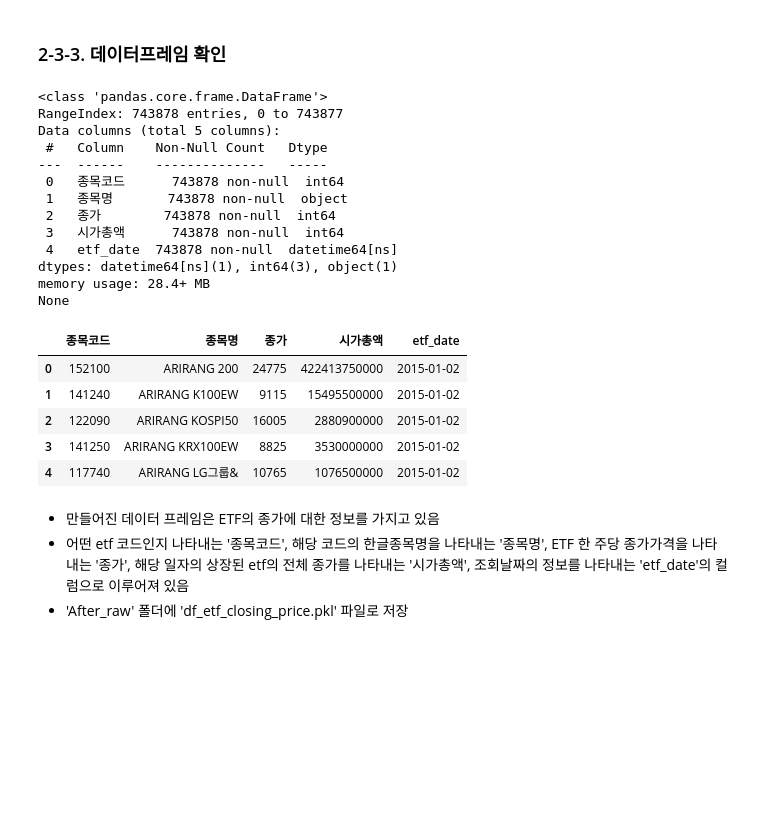
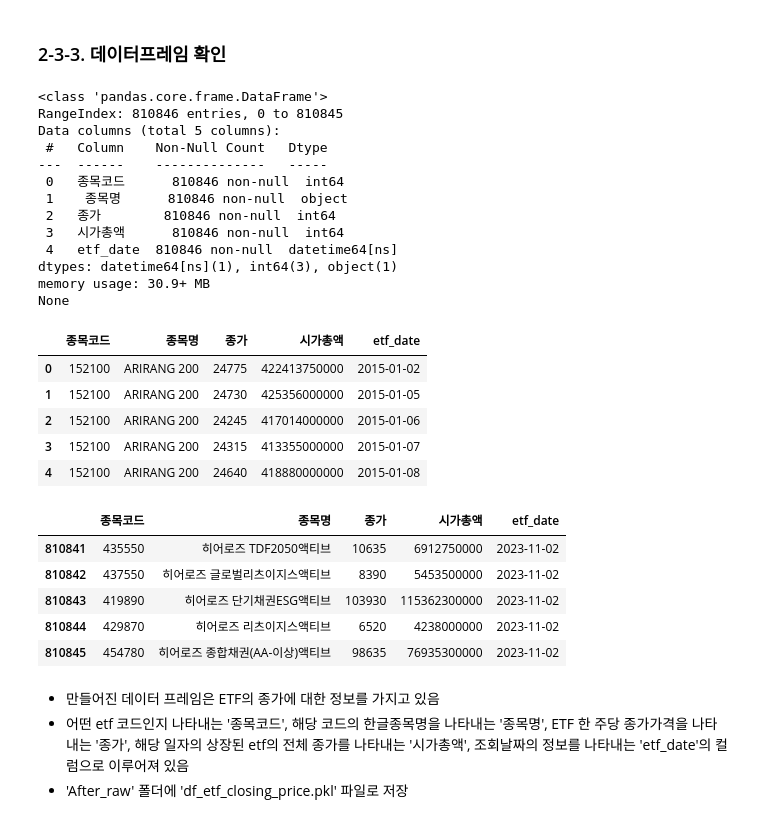
Before and after one commit to Ryong1998/snowball, a Jupyter notebook: 2_Data_Understanding.ipynb, the cells around one changed output. Cells and saved outputs as stored; diff of their text form; code cells hidden in the pictures; blank space fills up the shorter version.

```diff
--- a/2_Data_Understanding.ipynb
+++ b/2_Data_Understanding.ipynb
@@ -741,29 +763,36 @@ df_etf_concat = df_etf_concat.reset_index(drop=True)
 # %%
 import pandas as pd
 # 로컬 pc에서 생성한 pdf 통합 파일 확인
 df_etf_closing_price = pd.read_pickle('/content/drive/MyDrive/snowball/data/After_raw/df_etf_closing_price.pkl')
 print(df_etf_closing_price.info())
 display(df_etf_closing_price.head())
+display(df_etf_closing_price.tail())
 # %% [output]
 <class 'pandas.core.frame.DataFrame'>
-RangeIndex: 743878 entries, 0 to 743877
+RangeIndex: 810846 entries, 0 to 810845
 Data columns (total 5 columns):
  #   Column    Non-Null Count   Dtype
 ---  ------    --------------   -----
- 0   종목코드      743878 non-null  int64
- 1   종목명       743878 non-null  object
- 2   종가        743878 non-null  int64
- 3   시가총액      743878 non-null  int64
- 4   etf_date  743878 non-null  datetime64[ns]
+ 0   종목코드      810846 non-null  int64
+ 1    종목명      810846 non-null  object
+ 2   종가        810846 non-null  int64
+ 3   시가총액      810846 non-null  int64
+ 4   etf_date  810846 non-null  datetime64[ns]
 dtypes: datetime64[ns](1), int64(3), object(1)
-memory usage: 28.4+ MB
+memory usage: 30.9+ MB
 None
 |  | 종목코드 | 종목명 | 종가 | 시가총액 | etf_date |
 | 0 | 152100 | ARIRANG 200 | 24775 | 422413750000 | 2015-01-02 |
-| 1 | 141240 | ARIRANG K100EW | 9115 | 15495500000 | 2015-01-02 |
-| 2 | 122090 | ARIRANG KOSPI50 | 16005 | 2880900000 | 2015-01-02 |
-| 3 | 141250 | ARIRANG KRX100EW | 8825 | 3530000000 | 2015-01-02 |
-| 4 | 117740 | ARIRANG LG그룹& | 10765 | 1076500000 | 2015-01-02 |
+| 1 | 152100 | ARIRANG 200 | 24730 | 425356000000 | 2015-01-05 |
+| 2 | 152100 | ARIRANG 200 | 24245 | 417014000000 | 2015-01-06 |
+| 3 | 152100 | ARIRANG 200 | 24315 | 413355000000 | 2015-01-07 |
+| 4 | 152100 | ARIRANG 200 | 24640 | 418880000000 | 2015-01-08 |
+|  | 종목코드 | 종목명 | 종가 | 시가총액 | etf_date |
+| 810841 | 435550 | 히어로즈 TDF2050액티브 | 10635 | 6912750000 | 2023-11-02 |
+| 810842 | 437550 | 히어로즈 글로벌리츠이지스액티브 | 8390 | 5453500000 | 2023-11-02 |
+| 810843 | 419890 | 히어로즈 단기채권ESG액티브 | 103930 | 115362300000 | 2023-11-02 |
+| 810844 | 429870 | 히어로즈 리츠이지스액티브 | 6520 | 4238000000 | 2023-11-02 |
+| 810845 | 454780 | 히어로즈 종합채권(AA-이상)액티브 | 98635 | 76935300000 | 2023-11-02 |
 # %% [markdown]
 - 만들어진 데이터 프레임은 ETF의 종가에 대한 정보를 가지고 있음
 - 어떤 etf 코드인지 나타내는 '종목코드', 해당 코드의 한글종목명을 나타내는 '종목명', ETF 한 주당 종가가격을 나타내는 '종가', 해당 일자의 상장된 etf의 전체 종가를 나타내는 '시가총액', 조회날짜의 정보를 나타내는 'etf_date'의 컬럼으로 이루어져 있음
```
Also changed, not shown: parts of 87 cells of this notebook.
